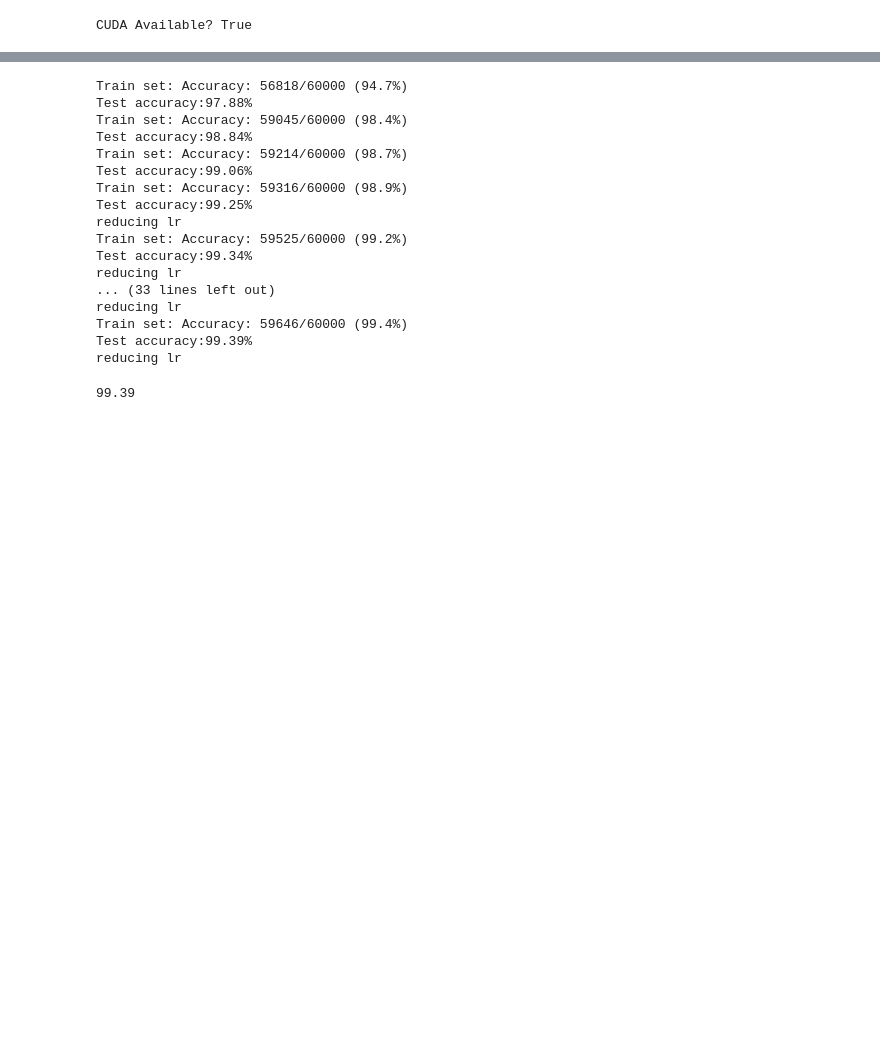
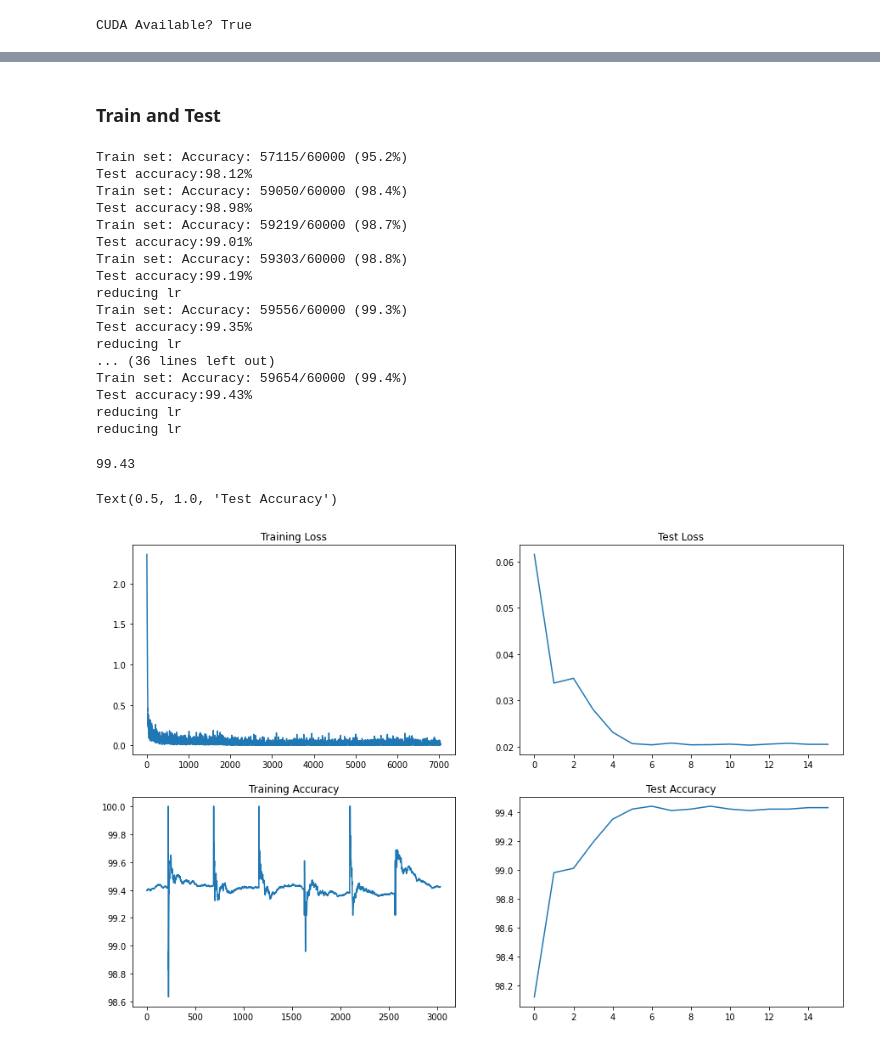
Before and after one commit to prathaban-sr/eva6, a Jupyter notebook: session5/EVA_Session_5_experiment3.ipynb, the cells around one changed output, grey strips where cells are left out. Drawn from its saved outputs; the diff is of its cells as text; code cells hidden in the pictures; blank space fills up the shorter version.

```diff
--- a/session5/EVA_Session_5_experiment3.ipynb
+++ b/session5/EVA_Session_5_experiment3.ipynb
@@ -132,24 +155,36 @@ Extracting ../data/MNIST/raw/t10k-labels-idx1-ubyte.gz to ../data/MNIST/raw
 
 Processing...
 Done!
+# %% [markdown]
+### **Train and Test**
 # %%
 from tqdm import tqdm
+
+train_losses = []
+test_losses = []
+train_acc = []
+test_acc = []
+
 def train(model, device, train_loader, optimizer):
     #pbar = tqdm(train_loader)
     for epoch in range(15):
       model.train()
       correct = 0
       loss = 0
+      processed = 0
 
       for data, target in train_loader:
           data, target = data.to(device), target.to(device)
           optimizer.zero_grad()
           output = model(data)
           loss = F.nll_loss(output, target)
+          train_losses.append(loss)
           loss.backward()
           optimizer.step()
           pred = output.argmax(dim=1, keepdim=True)  # get the index of the max log-probability
           correct += pred.eq(target.view_as(pred)).sum().item()
+          processed += len(data)
+          train_acc.append(100*correct/processed)
 
         #pbar.set_description(desc= f'loss={loss.item()} batch_id={batch_idx}')
 
@@ -193,7 +228,9 @@ def test(model, device, test_loader):
             correct += pred.eq(target.view_as(pred)).sum().item()
 
     test_loss /= len(test_loader.dataset)
+    test_losses.append(test_loss)
     acc = 100. * correct / len(test_loader.dataset)
+    test_acc.append(acc)
 
     # #print('\nTest set: Average loss: {:.1f}, Accuracy: {}/{} ({:.1f}%)\n'.format(
     #     test_loss, correct, len(test_loader.dataset),
@@ -210,21 +247,37 @@ scheduler = StepLR(optimizer, step_size=1, gamma=0.3)
 train(model, device, train_loader, optimizer)
 test(model, device, test_loader)
 # %% [output]
-Train set: Accuracy: 56818/60000 (94.7%)
-Test accuracy:97.88%
-Train set: Accuracy: 59045/60000 (98.4%)
-Test accuracy:98.84%
-Train set: Accuracy: 59214/60000 (98.7%)
-Test accuracy:99.06%
-Train set: Accuracy: 59316/60000 (98.9%)
-Test accuracy:99.25%
+Train set: Accuracy: 57115/60000 (95.2%)
+Test accuracy:98.12%
+Train set: Accuracy: 59050/60000 (98.4%)
+Test accuracy:98.98%
+Train set: Accuracy: 59219/60000 (98.7%)
+Test accuracy:99.01%
+Train set: Accuracy: 59303/60000 (98.8%)
+Test accuracy:99.19%
 reducing lr
-Train set: Accuracy: 59525/60000 (99.2%)
-Test accuracy:99.34%
+Train set: Accuracy: 59556/60000 (99.3%)
+Test accuracy:99.35%
 reducing lr
-... (33 lines left out)
+... (36 lines left out)
+Train set: Accuracy: 59654/60000 (99.4%)
+Test accuracy:99.43%
 reducing lr
-Train set: Accuracy: 59646/60000 (99.4%)
-Test accuracy:99.39%
 reducing lr
-99.39
+99.43
+# %%
+%matplotlib inline
+import matplotlib.pyplot as plt
+
+fig, axs = plt.subplots(2,2,figsize=(15,10))
+axs[0, 0].plot(train_losses)
+axs[0, 0].set_title("Training Loss")
+axs[1, 0].plot(train_acc[4000:])
+axs[1, 0].set_title("Training Accuracy")
+axs[0, 1].plot(test_losses)
+axs[0, 1].set_title("Test Loss")
+axs[1, 1].plot(test_acc)
+axs[1, 1].set_title("Test Accuracy")
+# %% [output]
+Text(0.5, 1.0, 'Test Accuracy')
+[figure, added]
```
Also changed, not shown: parts of 9 cells of this notebook.
